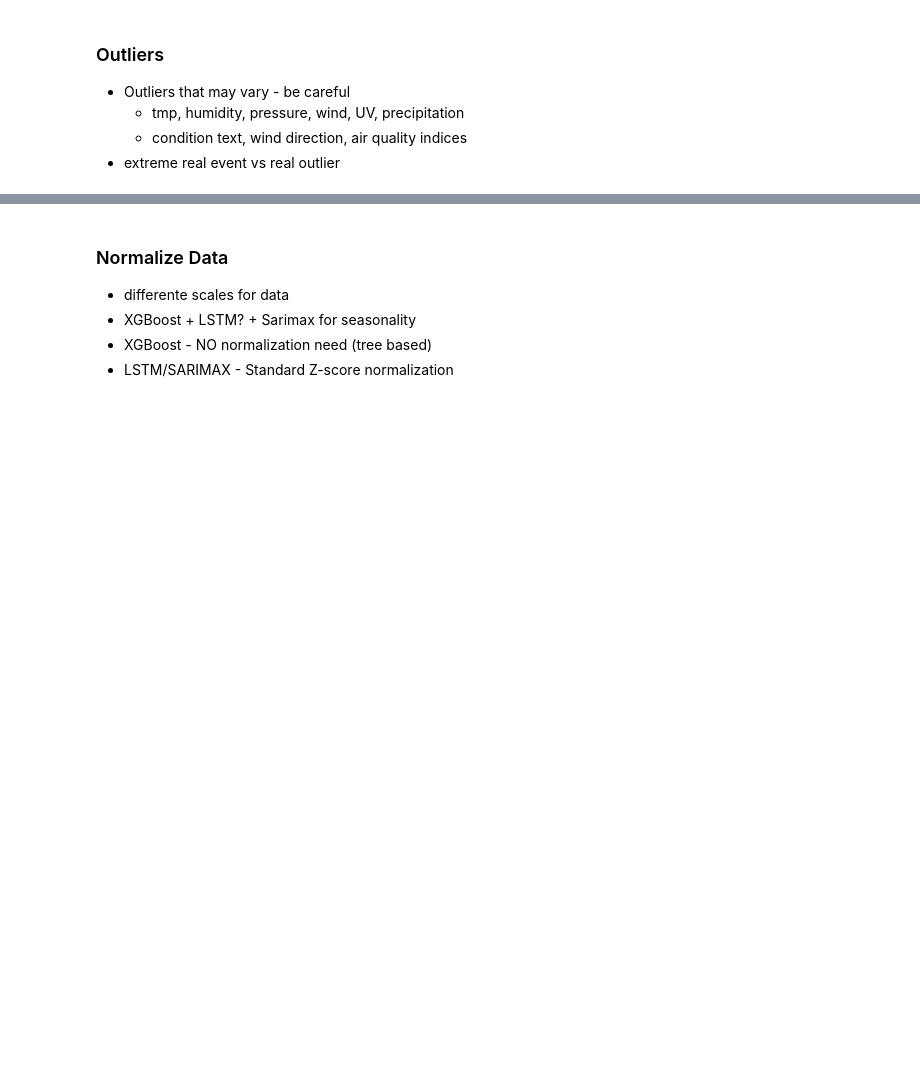
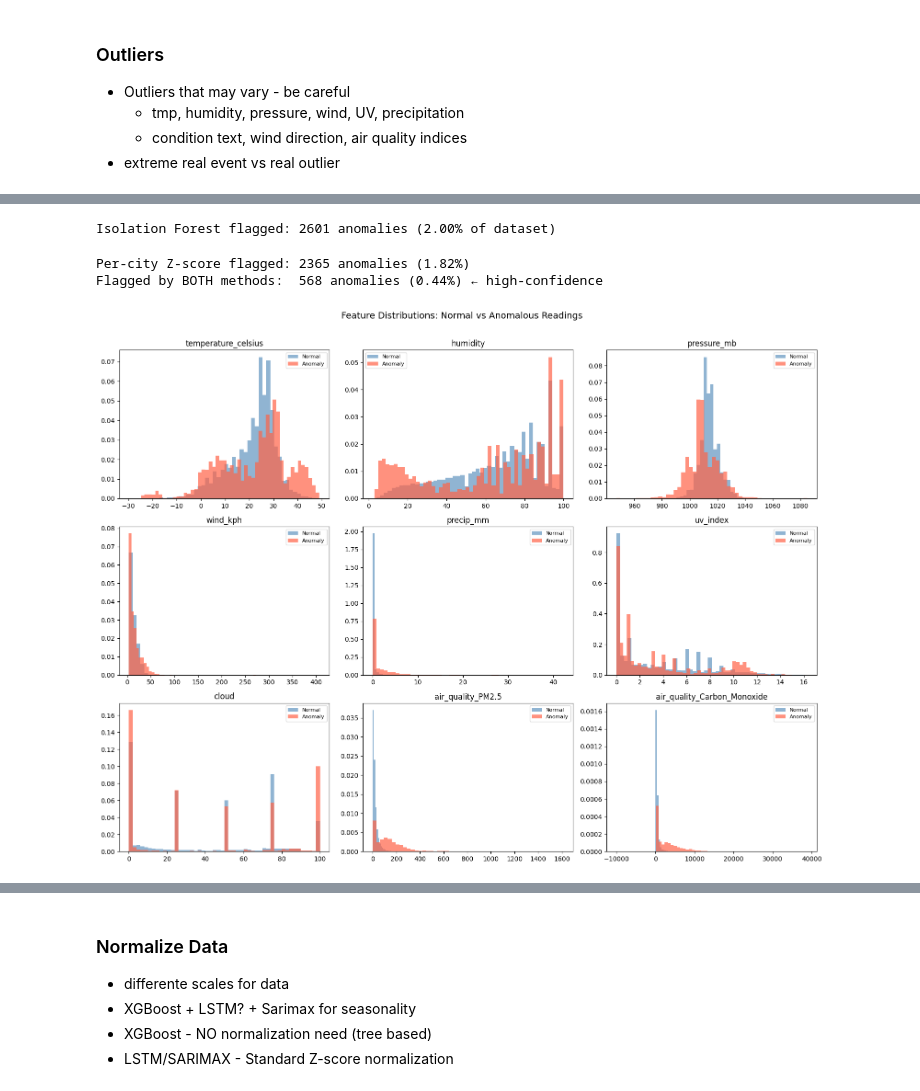
Before and after one commit to utidolas/PMAcceleratorData, a Jupyter notebook: model.ipynb, the cells around one changed output, grey strips where cells are left out. Drawn from its saved outputs; the diff is of its cells as text; code cells hidden in the pictures; blank space fills up the shorter version.

```diff
--- a/model.ipynb
+++ b/model.ipynb
@@ -131,0 +143,77 @@ precip_mm: Clipped 1841 statistical outliers (Z > 3).
+# %%
+# ISOLATION FOREST
+iso_forest = IsolationForest(
+    n_estimators=200,
+    contamination=0.02,
+    max_samples='auto',
+    random_state=42,
+    n_jobs=-1
+)
+
+# Fill any NaNs in features with median before fitting
+feat_matrix = anomaly_df[ANOMALY_FEATURES].fillna(anomaly_df[ANOMALY_FEATURES].median())
+
+anomaly_df['iso_score'] = iso_forest.fit_predict(feat_matrix)   # -1 = anomaly, 1 = normal
+anomaly_df['iso_anomaly'] = (anomaly_df['iso_score'] == -1)
+anomaly_df['iso_decision_score'] = iso_forest.decision_function(feat_matrix)  # lower = more anomalous
+
+n_iso = anomaly_df['iso_anomaly'].sum()
+print(f"Isolation Forest flagged: {n_iso} anomalies ({n_iso/len(anomaly_df)*100:.2f}% of dataset)")
+# %% [output]
+Isolation Forest flagged: 2601 anomalies (2.00% of dataset)
+# %%
+# PER-CITY Z-SCORE FLAGGING
+# Flags readings that are extreme - relative to that city's own climate.
+
+Z_THRESHOLD = 3.5
+
+def city_zscore_flag(group, cols, threshold):
+    flags = pd.Series(False, index=group.index)
+    for col in cols:
+        mean = group[col].mean()
+        std  = group[col].std()
+        if std > 0:
+            z = (group[col] - mean) / std
+            flags |= z.abs() > threshold
+    return flags
+
+city_z_cols = ['temperature_celsius', 'pressure_mb', 'wind_kph', 'precip_mm']
+
+anomaly_df['city_z_anomaly'] = (
+    anomaly_df.groupby('location_name', group_keys=False)
+    .apply(lambda g: city_zscore_flag(g, city_z_cols, Z_THRESHOLD))
+)
+
+n_city_z = anomaly_df['city_z_anomaly'].sum()
+print(f"Per-city Z-score flagged: {n_city_z} anomalies ({n_city_z/len(anomaly_df)*100:.2f}%)")
+
+# caught by BOTH methods for high-confidence
+anomaly_df['both_methods'] = anomaly_df['iso_anomaly'] & anomaly_df['city_z_anomaly']
+n_both = anomaly_df['both_methods'].sum()
+print(f"Flagged by BOTH methods:  {n_both} anomalies ({n_both/len(anomaly_df)*100:.2f}%) ← high-confidence")
+# %% [output]
+Per-city Z-score flagged: 2365 anomalies (1.82%)
+Flagged by BOTH methods:  568 anomalies (0.44%) ← high-confidence
+# %%
+# ANOMALIES ACROSS FEATURES
+
+
+normal   = anomaly_df[~anomaly_df['iso_anomaly']]
+anomalies = anomaly_df[anomaly_df['iso_anomaly']]
+
+fig, axes = plt.subplots(3, 3, figsize=(16, 12))
+axes = axes.flatten()
+
+for i, col in enumerate(ANOMALY_FEATURES):
+    axes[i].hist(normal[col].dropna(), bins=50, color='steelblue',
+                 alpha=0.6, label='Normal', density=True)
+    axes[i].hist(anomalies[col].dropna(), bins=50, color='tomato',
+                 alpha=0.7, label='Anomaly', density=True)
+    axes[i].set_title(col)
+    axes[i].legend(fontsize=8)
+
+plt.suptitle('Feature Distributions: Normal vs Anomalous Readings', fontsize=14, y=1.01)
+plt.tight_layout()
+plt.show()
+# %% [output]
+[figure, added]
```
Also changed, not shown: parts of 25 cells of this notebook, 4 other files.
